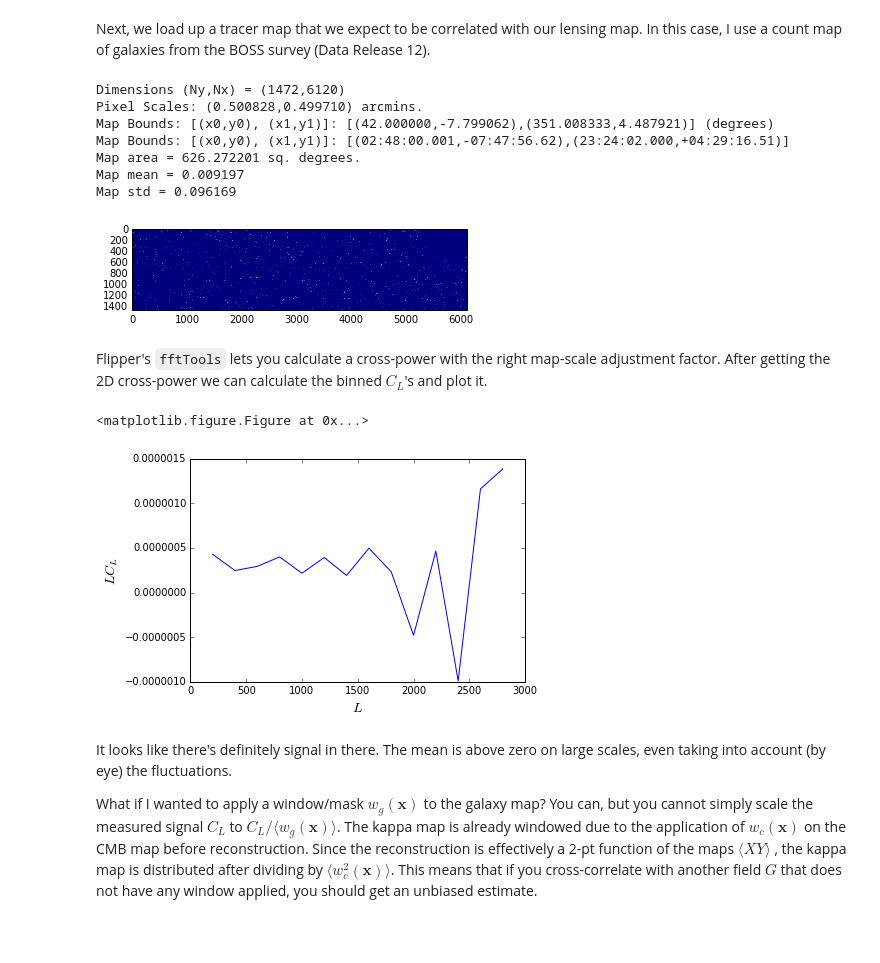
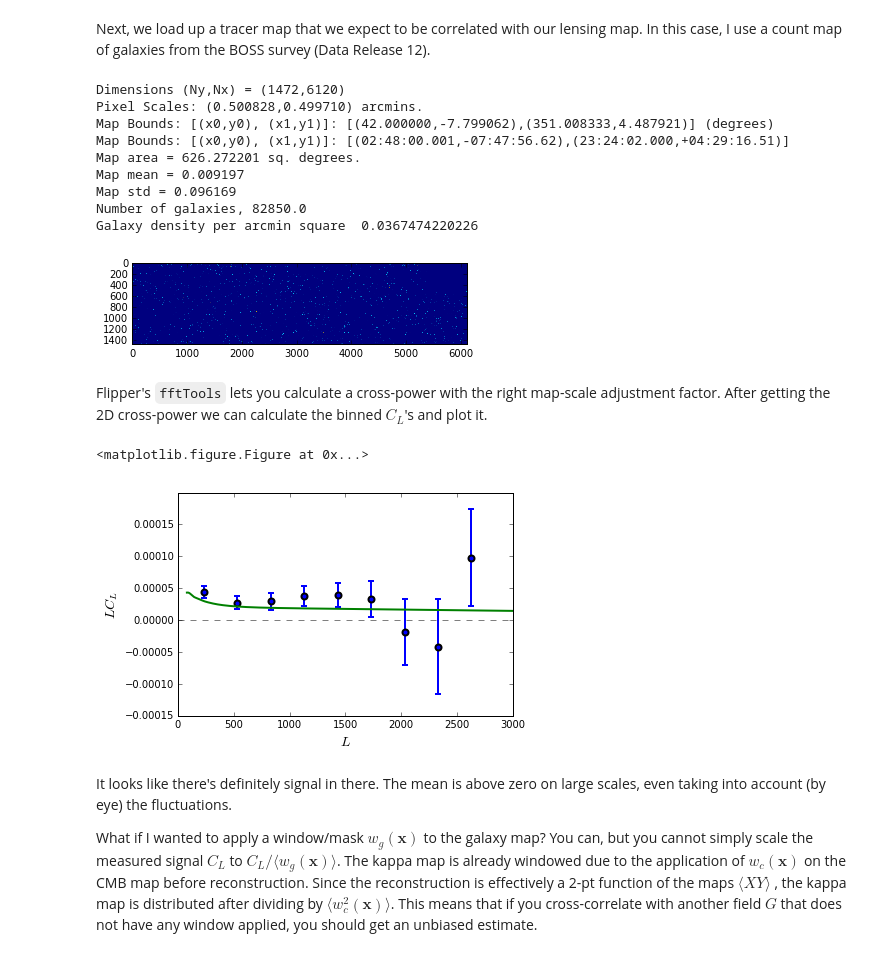
Before and after one commit to ACTCollaboration/Season2LensingMaps, a Jupyter notebook: LensingXCorr.ipynb, the cells around one changed output. Saved outputs shown, nothing was run; the diff lists cells and outputs as text; code cells hidden in the pictures.

Commit message:
notebook with errors and theory

```diff
--- a/LensingXCorr.ipynb
+++ b/LensingXCorr.ipynb
@@ -28,8 +28,19 @@ Next, we load up a tracer map that we expect to be correlated with our lensing m
 # %%
 lmapB = lm.liteMapFromFits('data/boss12.fits')
 lmapB.info()
+
+galMap = lmapB.copy()
+rmean = galMap.data.mean()
+totgals = galMap.data.sum()
+print "Number of galaxies," ,totgals
+ngal = totgals/galMap.area/3600.
+print "Galaxy density per arcmin square ", ngal
+
+# prepare an overdensity map
+galMap.data[:,:] = galMap.data[:,:]/rmean - 1.
+
 plt.clf()
-plt.imshow(lmapB.data,interpolation='bilinear')
+plt.imshow(galMap.data,interpolation='bilinear')
 plt.show()
 # %% [output]
 Dimensions (Ny,Nx) = (1472,6120)
@@ -39,37 +50,46 @@ Map Bounds: [(x0,y0), (x1,y1)]: [(02:48:00.001,-07:47:56.62),(23:24:02.000,+04:2
 Map area = 626.272201 sq. degrees.
 Map mean = 0.009197
 Map std = 0.096169
+Number of galaxies, 82850.0
+Galaxy density per arcmin square  0.0367474220226
 [figure]
 # %% [markdown]
 Flipper's `fftTools` lets you calculate a cross-power with the right map-scale adjustment factor. After getting the 2D cross-power we can calculate the binned $C_L$'s and plot it.
 # %%
 import fftTools as ft
 
 # cross-power object between ACTPol Lensing and BOSS
-p2d = ft.powerFromLiteMap(lmap7,lmapB)
+p2d = ft.powerFromLiteMap(lmap7,galMap)
 
 import numpy as np
 
-
-bin_edges = np.arange(100,3000,200)  # define the edges of our L bins
+bin_edges = np.arange(80,3000,300) # define the edges of our L bins
 centers = (bin_edges[1:]+bin_edges[:-1])/2.  # get the centers
 
-# a neat numpy function that tells you which L-bins the magnitudes of the L vectors in the powerMap falls in
+# a numpy function that tells you which L-bins the magnitudes of the L vectors in the powerMap falls in
 digitized = np.digitize(np.ndarray.flatten(p2d.modLMap), bin_edges,right=True)
 data = np.ndarray.flatten(p2d.powerMap) # roll out the 2D power into a 1-D array
 # each Cl in each bin is the mean of the 2D data that falls inside a given L-bin
 Cls = np.array([np.nanmean(data[digitized == i]) for i in range(1, len(bin_edges))])
+
+# we load a pre-calculated theory curve and theory errors
+ells,clkg = np.loadtxt("data/bossTheory.txt",unpack=True)
+ellbins,errs = np.loadtxt("data/bossErrs.txt",unpack=True)
+
+assert np.all(ellbins==centers)
 
 plt.clf()
 fig=plt.figure()
 plt.ax=fig.add_subplot(1,1,1)
 plt.ax.set_xlabel("$L$",fontsize=14)
 plt.ax.set_ylabel("$LC_L$",fontsize=14)
-plt.ax.plot(centers,centers*Cls)
+plt.ax.errorbar(centers,centers*Cls,yerr=centers*errs,ls='none',mew=2,elinewidth=2,marker="o")
+plt.ax.plot(ells,ells*clkg,lw=2)
+plt.ax.axhline(y=0.,ls='--',color='black',alpha=0.5)
 plt.show()
 # %% [output]
 <matplotlib.figure.Figure at 0x...>
-[figure, old version]
+[figure, new version]
 # %% [markdown]
 It looks like there's definitely signal in there. The mean is above zero on large scales, even taking into account (by eye) the fluctuations.
 
```
Also changed, not shown: parts of 1 cell of this notebook.
